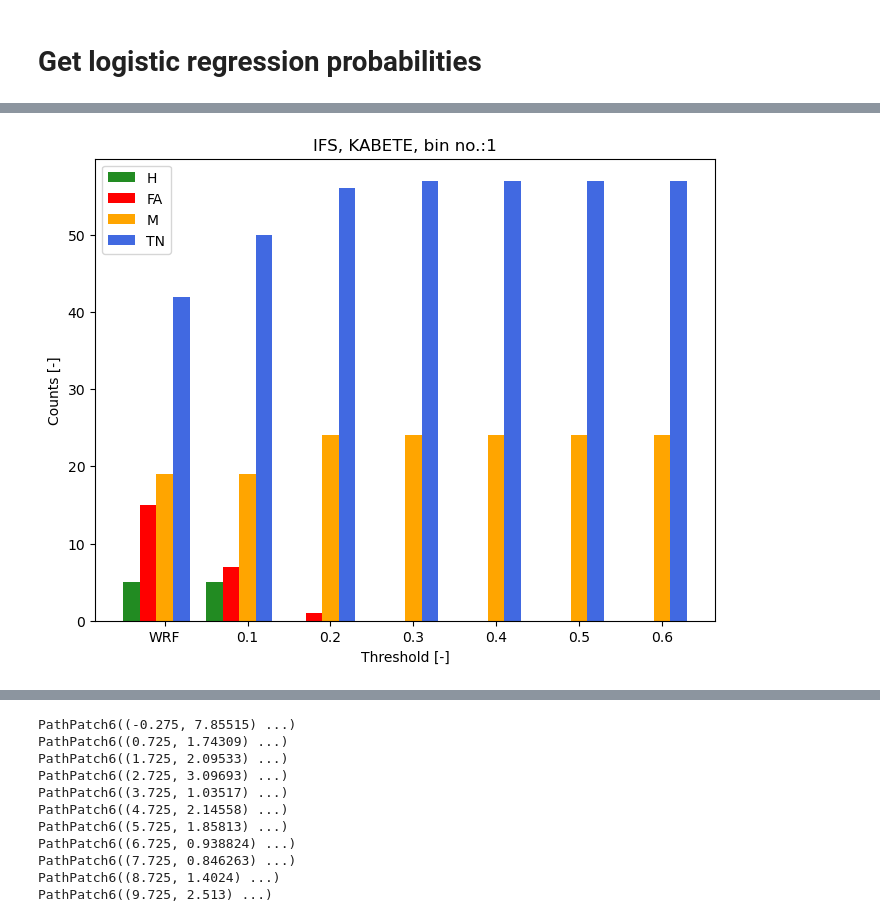
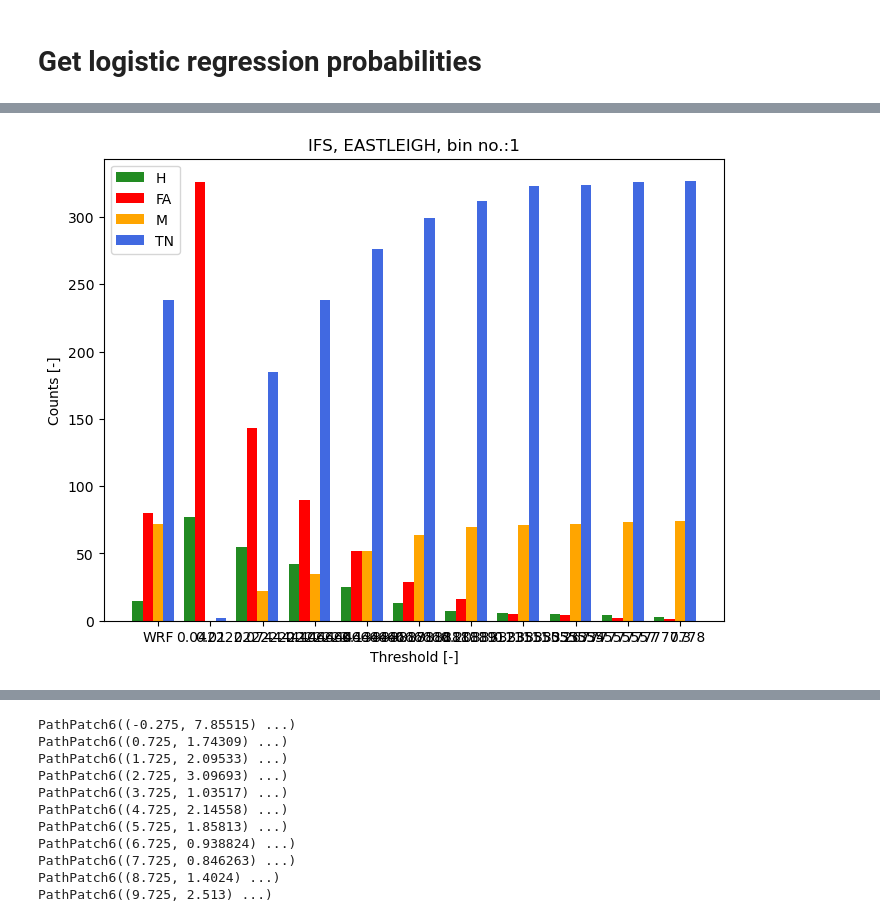
Before and after one commit to snath-xoc/Tutorial_SEWAA_27112024, a Jupyter notebook: Calculate_hits_misses.ipynb, the cells around one changed output, grey strips where cells are left out. Drawn from its saved outputs; the diff is of its cells as text; code cells hidden in the pictures.

Commit message:
add histograms

```diff
--- a/Calculate_hits_misses.ipynb
+++ b/Calculate_hits_misses.ipynb
@@ -351,7 +351,7 @@ for model in ['cGAN','IFS','cGAN_50','WRF']:
                                                        'region':[region]
                                                    }
                                                   ))
-            warnings = get_warning(predicted_probabilities[model][-1], [0.1,0.2,0.3,0.4,0.5,0.6])
+            warnings = get_warning(predicted_probabilities[model][-1], np.linspace(0.01,0.3,10))
         else:
             idx_region =  bounding_box(region,meta[region].values,min_x=box_left_WRF,
                                         max_x=box_right_WRF,min_y=box_down_WRF,max_y=box_up_WRF)
@@ -366,40 +366,61 @@ for model in ['cGAN','IFS','cGAN_50','WRF']:
     if model!='WRF':
         predicted_probabilities[model] = xr.concat(predicted_probabilities[model],'region')
 # %%
-model = "IFS"
-region = "KABETE"
-figure = plt.figure(figsize=(8,6))
-ax = figure.add_subplot(1,1,1)
-bin_to_plot = 1
-colours = ['forestgreen','red','orange','royalblue']
+far = {}
+pod = {}
 
-i_x = 0
-x_values = [i_x-0.4,i_x-0.2,i_x,i_x+0.2]
-heights = [hits_misses_far['WRF'][region].Hits.isel({'bin':bin_to_plot}).sum(),
-           hits_misses_far['WRF'][region].False_alarms.isel({'bin':bin_to_plot}).sum(),
-           hits_misses_far['WRF'][region].Misses.isel({'bin':bin_to_plot}).sum(),
-           hits_misses_far['WRF'][region].True_negatives.isel({'bin':bin_to_plot}).sum()]
-ax.bar(x_values,heights,width=0.2,color=colours,label=['H','FA','M','TN'])
+for model in ['IFS','cGAN','cGAN_50']:
+    region = "KABETE"
+    figure = plt.figure(figsize=(8,6))
+    ax = figure.add_subplot(1,1,1)
+    bin_to_plot = 1
+    colours = ['forestgreen','red','orange','royalblue']
 
-xlabels = ['WRF',]
-xlabels+=list(hits_misses_far[model][region].percentile.values.astype('str'))
+    i_x = 0
+    x_values = [i_x-0.4,i_x-0.2,i_x,i_x+0.2]
+    heights = np.asarray([hits_misses_far['WRF'][region].Hits.isel({'bin':bin_to_plot}).sum(),
+               hits_misses_far['WRF'][region].False_alarms.isel({'bin':bin_to_plot}).sum(),
+               hits_misses_far['WRF'][region].Misses.isel({'bin':bin_to_plot}).sum(),
+               hits_misses_far['WRF'][region].True_negatives.isel({'bin':bin_to_plot}).sum()])
 
-i_x+=1
-for perc in hits_misses_far[model][region].percentile.values:
+    for region in ["DAGORETTI","WILSON","J.K.I.A.","EASTLEIGH"]:
+        heights += np.asarray([hits_misses_far['WRF'][region].Hits.isel({'bin':bin_to_plot}).sum(),
+               hits_misses_far['WRF'][region].False_alarms.isel({'bin':bin_to_plot}).sum(),
+               hits_misses_far['WRF'][region].Misses.isel({'bin':bin_to_plot}).sum(),
+               hits_misses_far['WRF'][region].True_negatives.isel({'bin':bin_to_plot}).sum()])
 
-    x_values = [i_x-0.4,i_x-0.2,i_x,i_x+0.2]
-    heights = [hits_misses_far[model][region].Hits.isel({'percentile':i_x-1,'bin':bin_to_plot}).sum(),
-               hits_misses_far[model][region].False_alarms.isel({'percentile':i_x-1,'bin':bin_to_plot}).sum(),
-               hits_misses_far[model][region].Misses.isel({'percentile':i_x-1,'bin':bin_to_plot}).sum(),
-               hits_misses_far[model][region].True_negatives.isel({'percentile':i_x-1,'bin':bin_to_plot}).sum()]
 
-    ax.bar(x_values,heights,width=0.2,color=colours)
+    ax.bar(x_values,heights,width=0.2,color=colours,label=['H','FA','M','TN'])
+
+    xlabels = ['WRF',]
+    xlabels+=list(hits_misses_far[model][region].percentile.values.astype('str'))
+
+    far[model] = np.zeros_like(hits_misses_far[model][region].percentile.values)
+    pod[model] = np.zeros_like(hits_misses_far[model][region].percentile.values)
+
     i_x+=1
+    for perc in hits_misses_far[model][region].percentile.values:
 
-ax.set_xticks(np.arange(i_x))
-ax.set_xticklabels(xlabels)
-plt.legend()
-ax.set_xlabel('Threshold [-]')
-ax.set_ylabel('Counts [-]')
-ax.set_title(f'{model}, {region}, bin no.:{bin_to_plot}')
+        x_values = [i_x-0.4,i_x-0.2,i_x,i_x+0.2]
+        heights = np.array([hits_misses_far[model][region].Hits.isel({'percentile':i_x-1,'bin':bin_to_plot}).sum(),
+                   hits_misses_far[model][region].False_alarms.isel({'percentile':i_x-1,'bin':bin_to_plot}).sum(),
+                   hits_misses_far[model][region].Misses.isel({'percentile':i_x-1,'bin':bin_to_plot}).sum(),
+                   hits_misses_far[model][region].True_negatives.isel({'percentile':i_x-1,'bin':bin_to_plot}).sum()])
+        for region in ["DAGORETTI","WILSON","J.K.I.A.","EASTLEIGH"]:
+            heights += np.array([hits_misses_far[model][region].Hits.isel({'percentile':i_x-1,'bin':bin_to_plot}).sum(),
+                   hits_misses_far[model][region].False_alarms.isel({'percentile':i_x-1,'bin':bin_to_plot}).sum(),
+                   hits_misses_far[model][region].Misses.isel({'percentile':i_x-1,'bin':bin_to_plot}).sum(),
+                   hits_misses_far[model][region].True_negatives.isel({'percentile':i_x-1,'bin':bin_to_plot}).sum()])
+
+        pod[model][i_x-1] = heights[0]/(heights[0]+heights[2])
+        far[model][i_x-1] = heights[1]/(heights[3]+heights[1])
+        ax.bar(x_values,heights,width=0.2,color=colours)
+        i_x+=1
+
+    ax.set_xticks(np.arange(i_x))
+    ax.set_xticklabels(xlabels)
+    plt.legend()
+    ax.set_xlabel('Threshold [-]')
+    ax.set_ylabel('Counts [-]')
+    ax.set_title(f'{model}, {region}, bin no.:{bin_to_plot}')
 # %% [output]
@@ -407 +427 @@ Text(0.5, 1.0, 'IFS, KABETE, bin no.:1')
-[figure, old version]
+[figure, new version]
```
Also changed, not shown: parts of 7 cells of this notebook.
